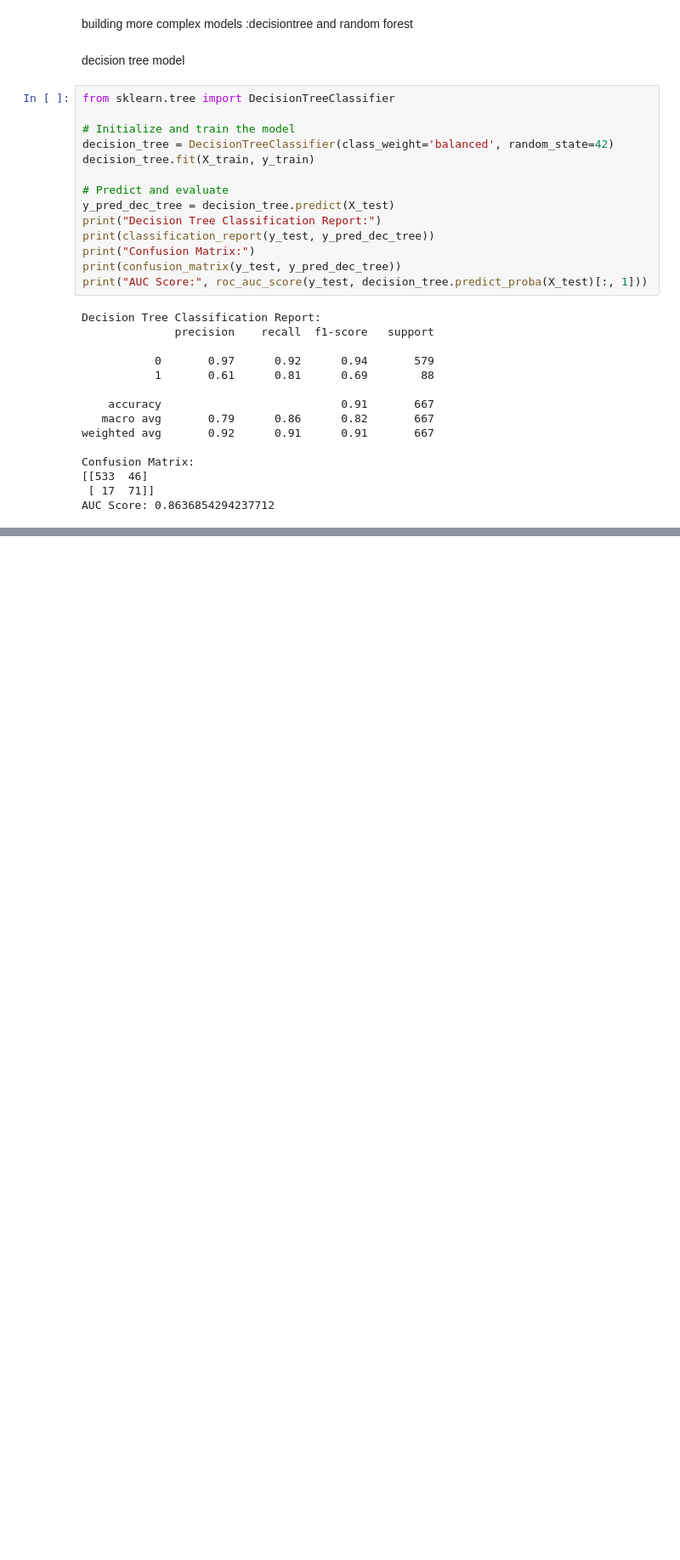
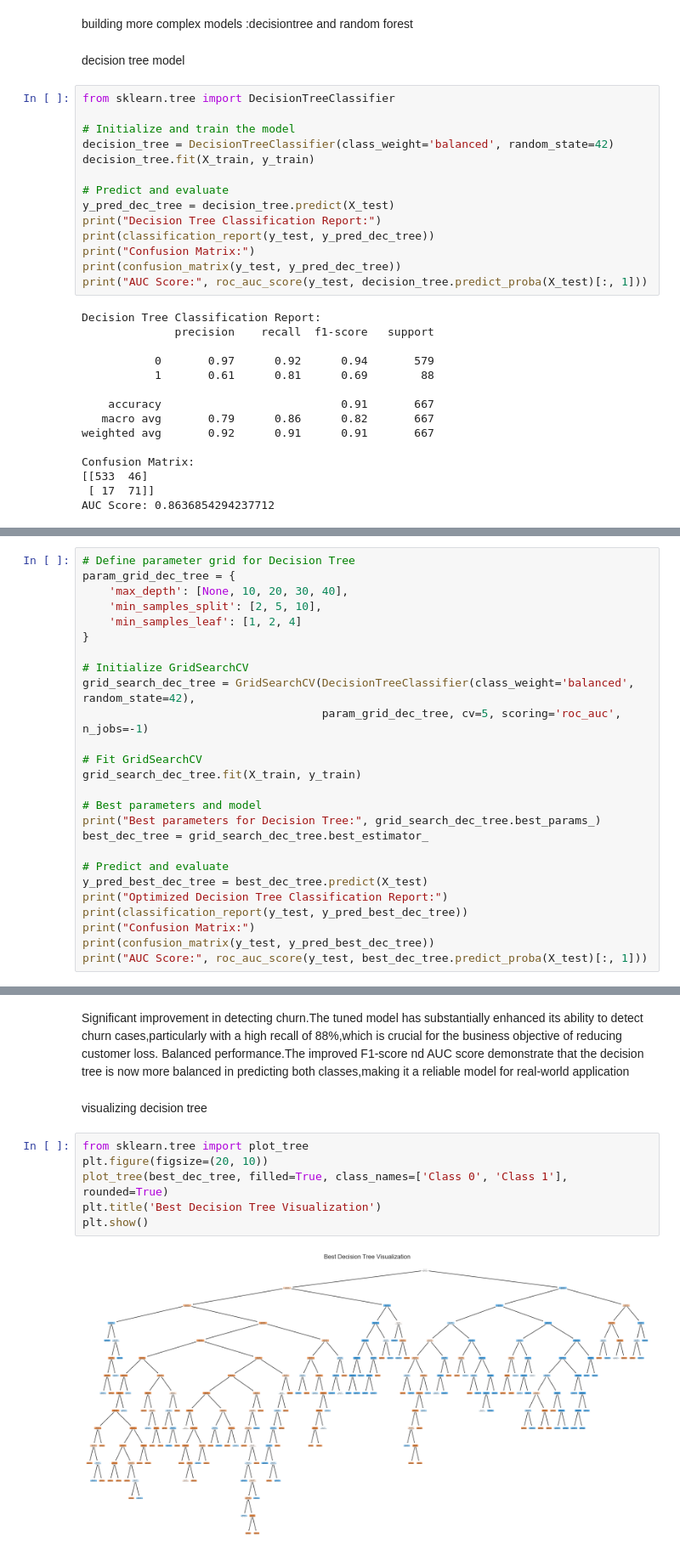
Before and after one commit to victoriamuinde07/Data-science-project-SyrialTel-project, a Jupyter notebook: index.ipynb, the cells around one changed output, grey strips where cells are left out. Shown at 85% size. Saved outputs shown, nothing was run; the diff lists cells and outputs as text; blank space fills up the shorter version.

```diff
--- a/index.ipynb
+++ b/index.ipynb
@@ -1359,0 +1407,26 @@ AUC Score: 0.8636854294237712
+# %%
+# Define parameter grid for Decision Tree
+param_grid_dec_tree = {
+    'max_depth': [None, 10, 20, 30, 40],
+    'min_samples_split': [2, 5, 10],
+    'min_samples_leaf': [1, 2, 4]
+}
+
+# Initialize GridSearchCV
+grid_search_dec_tree = GridSearchCV(DecisionTreeClassifier(class_weight='balanced', random_state=42),
+                                    param_grid_dec_tree, cv=5, scoring='roc_auc', n_jobs=-1)
+
+# Fit GridSearchCV
+grid_search_dec_tree.fit(X_train, y_train)
+
+# Best parameters and model
+print("Best parameters for Decision Tree:", grid_search_dec_tree.best_params_)
+best_dec_tree = grid_search_dec_tree.best_estimator_
+
+# Predict and evaluate
+y_pred_best_dec_tree = best_dec_tree.predict(X_test)
+print("Optimized Decision Tree Classification Report:")
+print(classification_report(y_test, y_pred_best_dec_tree))
+print("Confusion Matrix:")
+print(confusion_matrix(y_test, y_pred_best_dec_tree))
+print("AUC Score:", roc_auc_score(y_test, best_dec_tree.predict_proba(X_test)[:, 1]))
@@ -1359,0 +1449,13 @@ AUC Score: 0.8636854294237712
+# %% [markdown]
+Significant improvement in detecting churn.The tuned model has substantially enhanced its ability to detect churn cases,particularly with a high recall of 88%,which is crucial for the business objective of reducing customer loss.
+Balanced performance.The improved F1-score nd AUC score demonstrate that the decision tree is now more balanced in predicting both classes,making it a reliable model for real-world application
+# %% [markdown]
+visualizing decision tree
+# %%
+from sklearn.tree import plot_tree
+plt.figure(figsize=(20, 10))
+plot_tree(best_dec_tree, filled=True, class_names=['Class 0', 'Class 1'], rounded=True)
+plt.title('Best Decision Tree Visualization')
+plt.show()
+# %% [output]
+[figure, added]
```
Also changed, not shown: parts of 8 cells of this notebook.
